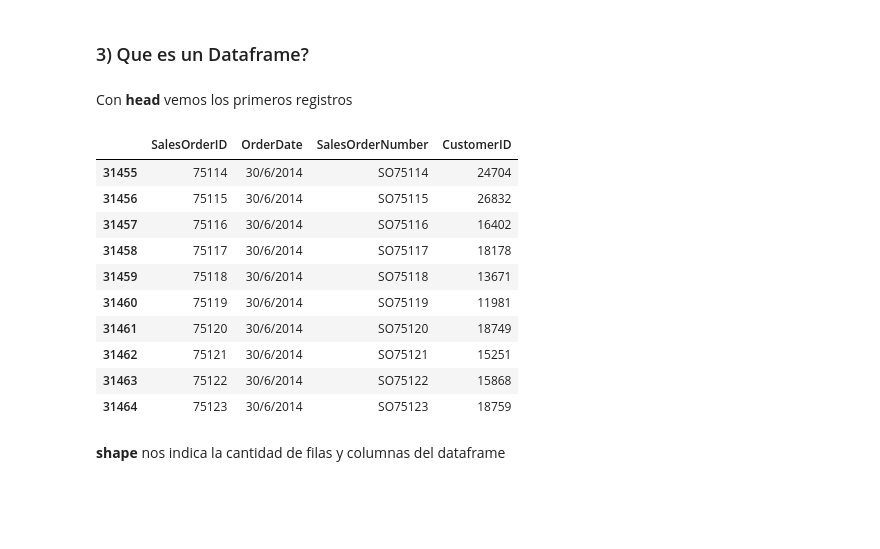
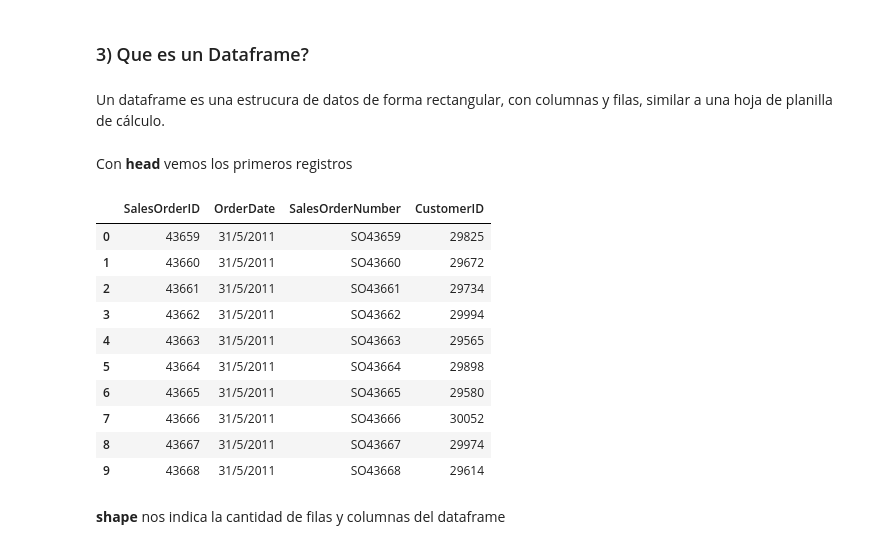
Before and after one commit to fsgp/PyConAr-2019, a Jupyter notebook: Pandas para usuarios de Excel.ipynb, the cells around one changed output. Drawn from its saved outputs; the diff is of its cells as text; code cells hidden in the pictures; blank space fills up the shorter version.

```diff
--- a/Pandas para usuarios de Excel.ipynb
+++ b/Pandas para usuarios de Excel.ipynb
@@ -59,2 +60,2 @@ Importamos el encabezado de las órdenes emitidas y las guardamos en el datafram
 # %%
-encabezado = pd.read_excel('data.xlsx', sheet_name='encabezado')
+%time encabezado = pd.read_excel('data.xlsx', sheet_name='encabezado')
@@ -63,2 +66,2 @@ Con **read_excel** podemos leer hojas de Excel. Otra opción sería leerlas de u
 # %%
-encabezado = pd.read_csv('encabezado.csv', sep='\t')
+%time encabezado = pd.read_csv('encabezado.csv', sep='\t')
@@ -65,21 +70,23 @@ encabezado = pd.read_csv('encabezado.csv', sep='\t')
 # %% [markdown]
 ### 3) Que es un Dataframe?
+# %% [markdown]
+Un dataframe es una estrucura de datos de forma rectangular, con columnas y filas, similar a una hoja de planilla de cálculo.
 # %% [markdown]
 Con **head** vemos los primeros registros
 # %%
-encabezado.tail(10)
+encabezado.head(10)
 # %% [output]
 |  | SalesOrderID | OrderDate | SalesOrderNumber | CustomerID |
-| 31455 | 75114 | 30/6/2014 | SO75114 | 24704 |
-| 31456 | 75115 | 30/6/2014 | SO75115 | 26832 |
-| 31457 | 75116 | 30/6/2014 | SO75116 | 16402 |
-| 31458 | 75117 | 30/6/2014 | SO75117 | 18178 |
-| 31459 | 75118 | 30/6/2014 | SO75118 | 13671 |
-| 31460 | 75119 | 30/6/2014 | SO75119 | 11981 |
-| 31461 | 75120 | 30/6/2014 | SO75120 | 18749 |
-| 31462 | 75121 | 30/6/2014 | SO75121 | 15251 |
-| 31463 | 75122 | 30/6/2014 | SO75122 | 15868 |
-| 31464 | 75123 | 30/6/2014 | SO75123 | 18759 |
+| 0 | 43659 | 31/5/2011 | SO43659 | 29825 |
+| 1 | 43660 | 31/5/2011 | SO43660 | 29672 |
+| 2 | 43661 | 31/5/2011 | SO43661 | 29734 |
+| 3 | 43662 | 31/5/2011 | SO43662 | 29994 |
+| 4 | 43663 | 31/5/2011 | SO43663 | 29565 |
+| 5 | 43664 | 31/5/2011 | SO43664 | 29898 |
+| 6 | 43665 | 31/5/2011 | SO43665 | 29580 |
+| 7 | 43666 | 31/5/2011 | SO43666 | 30052 |
+| 8 | 43667 | 31/5/2011 | SO43667 | 29974 |
+| 9 | 43668 | 31/5/2011 | SO43668 | 29614 |
 # %% [markdown]
 **shape** nos indica la cantidad de filas y columnas del dataframe
 # %%
```
Also changed, not shown: parts of 26 cells of this notebook, 1 other file.
